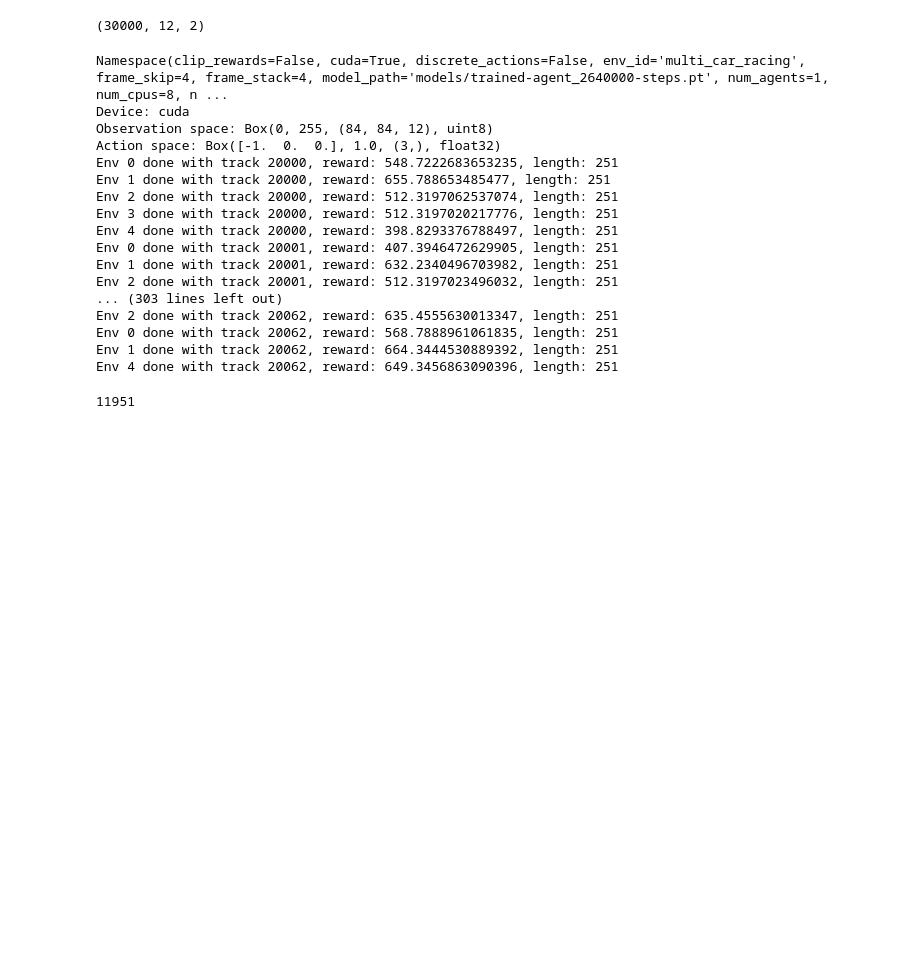
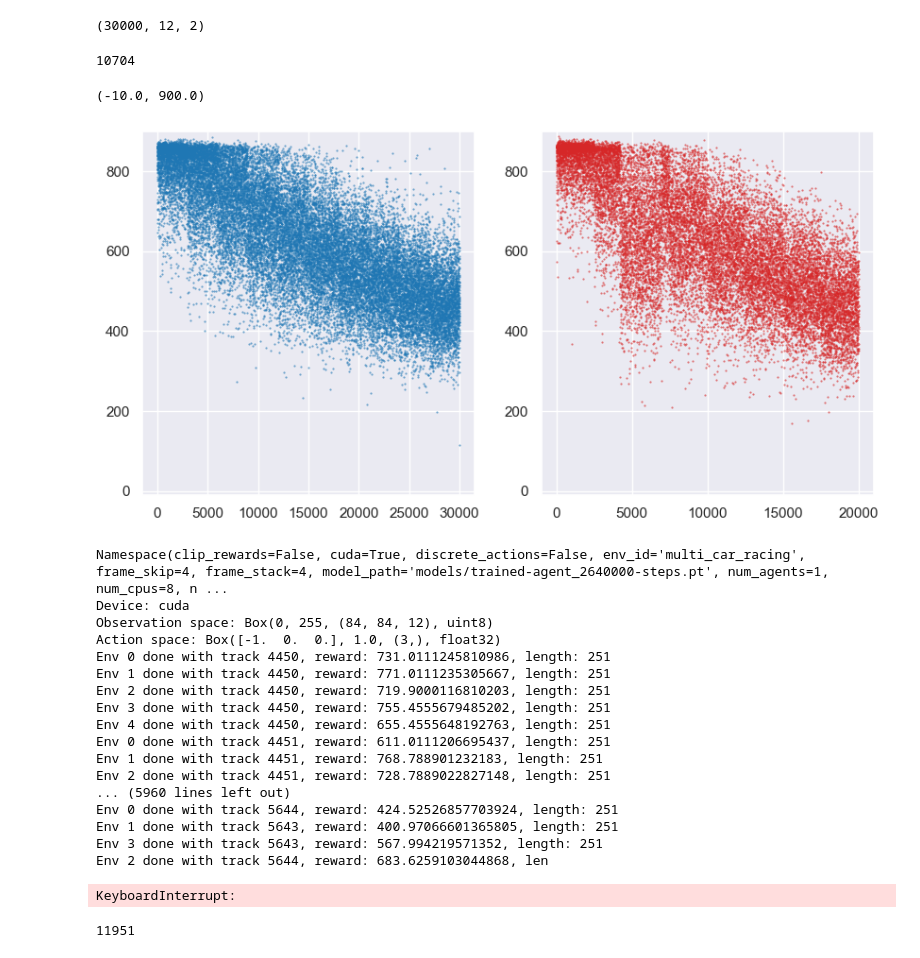
Before and after one commit to JuanJoseZapata/curriculum_learning_ws, a Jupyter notebook: scripts/VAE/CarRacing/CVAE_data_generation.ipynb, the cells around one changed output. Saved outputs shown, nothing was run; the diff lists cells and outputs as text; code cells hidden in the pictures; blank space fills up the shorter version.

```diff
--- a/scripts/VAE/CarRacing/CVAE_data_generation.ipynb
+++ b/scripts/VAE/CarRacing/CVAE_data_generation.ipynb
@@ -139,6 +142,31 @@ X = X*30  # Rescale
 X.shape
 # %% [output]
 (30000, 12, 2)
+# %%
+if os.path.exists("returns_30k.npy"):
+    returns = np.load("returns_30k.npy")
+    print(np.where(returns[:19999].mean(axis=1) > 0)[0][-1])
+# %% [output]
+10704
+# %%
+import matplotlib.pyplot as plt
+import seaborn as sns
+sns.set_theme(style="darkgrid")
+
+_returns = np.load("returns.npy")
+
+plt.figure(figsize=(10, 5))
+
+plt.subplot(121)
+plt.plot(returns.mean(axis=1), ".", markersize=1, alpha=0.7, color="tab:blue")
+plt.ylim(-10,900)
+
+plt.subplot(122)
+plt.plot(_returns.mean(axis=1), ".", markersize=1, alpha=0.7, color="tab:red")
+plt.ylim(-10,900)
+# %% [output]
+(-10.0, 900.0)
+[figure, added]
 # %%
 %autoreload 2
 # %%
@@ -203,7 +231,7 @@ else:
     returns = np.zeros((X.shape[0], args.num_envs))
 
 # Start track
-start_index = 20_000
+start_index = 4450
 
 # Set first track
 for i in range(args.num_envs):
@@ -248,19 +276,20 @@ Namespace(clip_rewards=False, cuda=True, discrete_actions=False, env_id='multi_c
 Device: cuda
 Observation space: Box(0, 255, (84, 84, 12), uint8)
 Action space: Box([-1.  0.  0.], 1.0, (3,), float32)
-Env 0 done with track 20000, reward: 548.7222683653235, length: 251
-Env 1 done with track 20000, reward: 655.788653485477, length: 251
-Env 2 done with track 20000, reward: 512.3197062537074, length: 251
-Env 3 done with track 20000, reward: 512.3197020217776, length: 251
-Env 4 done with track 20000, reward: 398.8293376788497, length: 251
-Env 0 done with track 20001, reward: 407.3946472629905, length: 251
-Env 1 done with track 20001, reward: 632.2340496703982, length: 251
-Env 2 done with track 20001, reward: 512.3197023496032, length: 251
-... (303 lines left out)
-Env 2 done with track 20062, reward: 635.4555630013347, length: 251
-Env 0 done with track 20062, reward: 568.7888961061835, length: 251
-Env 1 done with track 20062, reward: 664.3444530889392, length: 251
-Env 4 done with track 20062, reward: 649.3456863090396, length: 251
+Env 0 done with track 4450, reward: 731.0111245810986, length: 251
+Env 1 done with track 4450, reward: 771.0111235305667, length: 251
+Env 2 done with track 4450, reward: 719.9000116810203, length: 251
+Env 3 done with track 4450, reward: 755.4555679485202, length: 251
+Env 4 done with track 4450, reward: 655.4555648192763, length: 251
+Env 0 done with track 4451, reward: 611.0111206695437, length: 251
+Env 1 done with track 4451, reward: 768.788901232183, length: 251
+Env 2 done with track 4451, reward: 728.7889022827148, length: 251
+... (5960 lines left out)
+Env 0 done with track 5644, reward: 424.52526857703924, length: 251
+Env 1 done with track 5643, reward: 400.97066601365805, length: 251
+Env 3 done with track 5643, reward: 567.994219571352, length: 251
+Env 2 done with track 5644, reward: 683.6259103044868, len
+KeyboardInterrupt:
 # %%
 %autoreload 2
 # %%
```
Also changed, not shown: parts of 1 cell of this notebook, 9 other files.
